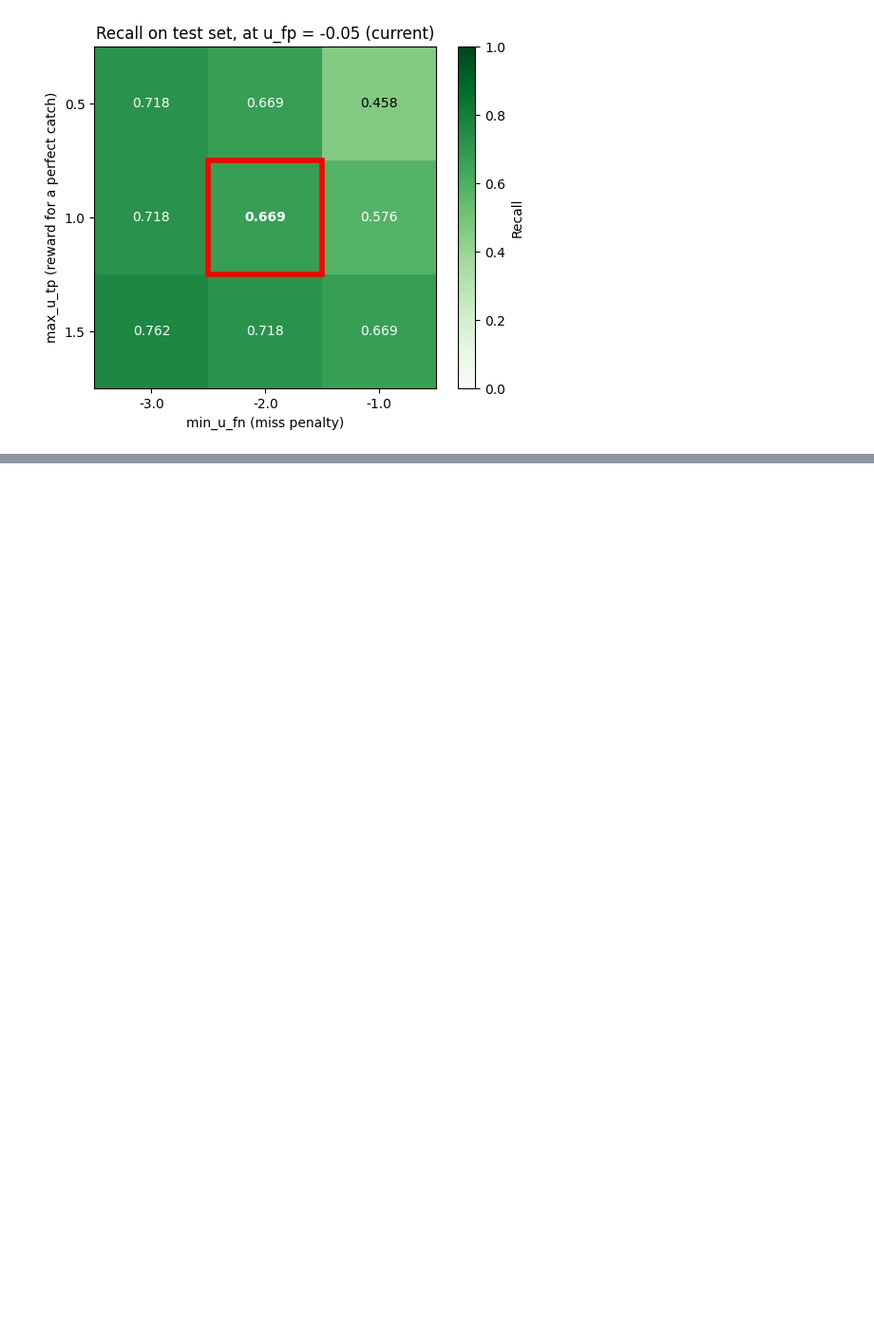
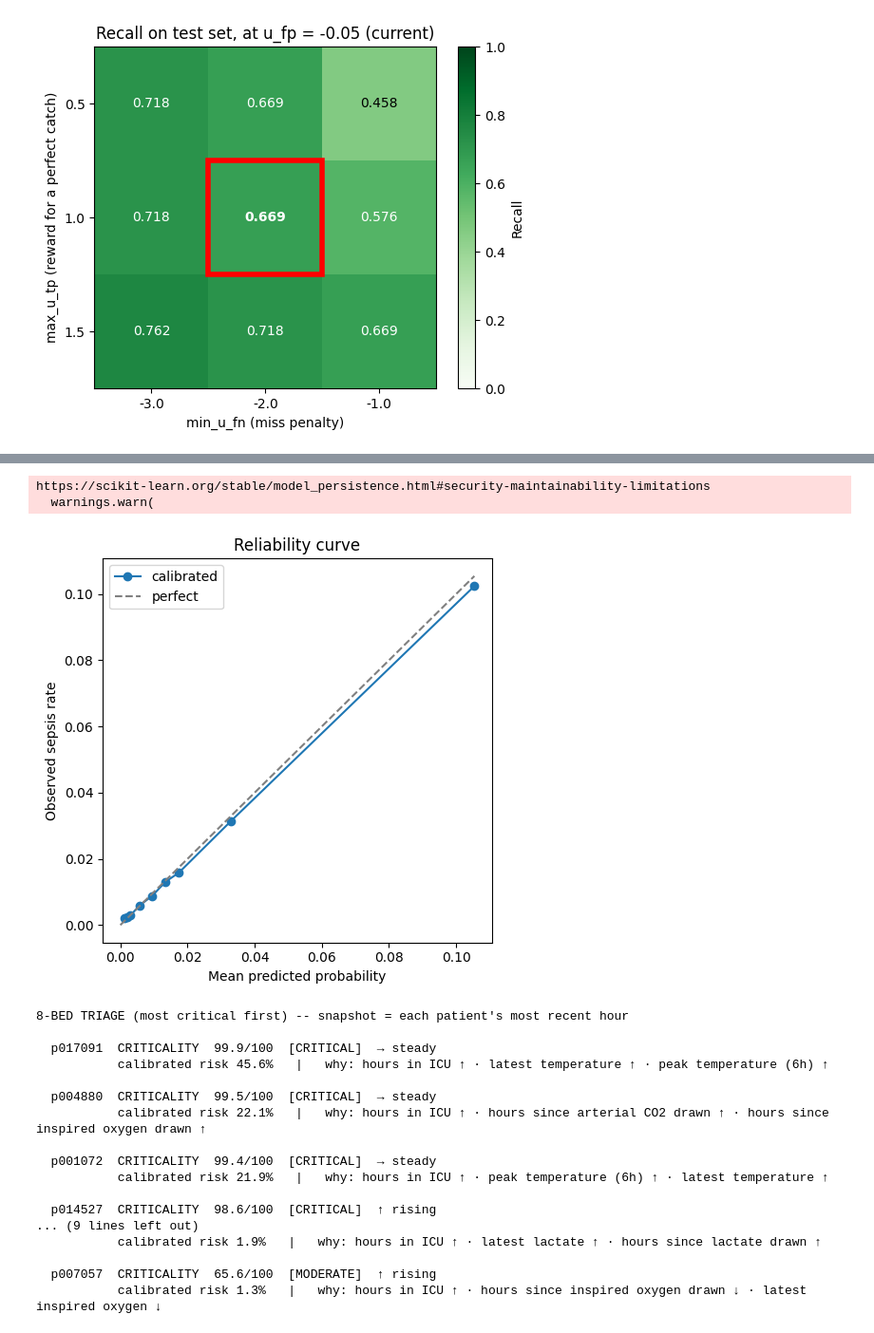
Before and after one commit to Prathosh-Decoder/DigitalTwin-SepsisPrediction, a Jupyter notebook: sepsis_pipeline/evaluate_model.ipynb, the cells around one changed output, grey strips where cells are left out. Shown at 95% size. Cells and saved outputs as stored; diff of their text form; code cells hidden in the pictures; blank space fills up the shorter version.

```diff
--- a/sepsis_pipeline/evaluate_model.ipynb
+++ b/sepsis_pipeline/evaluate_model.ipynb
@@ -484,0 +494,80 @@ plt.show()
+# %%
+from joblib import load
+from sklearn.calibration import calibration_curve
+import matplotlib.pyplot as plt
+import shap
+from criticality import (
+    calibrated_probability, criticality_score, tier_from_score,
+    criticality_trend, top_shap_drivers,
+)
+
+# Load the criticality layer + SHAP explainer (model stays frozen; this is a layer on top).
+crit_bundle = load("artifacts/criticality_calibrator.joblib")
+explainer = shap.TreeExplainer(model)  # built fresh from the frozen model (avoids cross-version pickle)
+calibrator = crit_bundle["calibrator"]
+reference_quantiles = crit_bundle["reference_quantiles"]
+
+# Per-row calibrated probability + criticality (uses scores / y_test / test_df / feature_names
+# defined in the earlier cells).
+test_probs = calibrated_probability(calibrator, scores)
+test_crit = criticality_score(scores, reference_quantiles)
+
+# --- Reliability curve (calibration quality) ---
+prob_true, prob_pred = calibration_curve(y_test, test_probs, n_bins=10, strategy="quantile")
+plt.figure(figsize=(5, 5))
+plt.plot(prob_pred, prob_true, marker="o", label="calibrated")
+plt.plot([0, prob_pred.max()], [0, prob_pred.max()], "--", color="gray", label="perfect")
+plt.xlabel("Mean predicted probability"); plt.ylabel("Observed sepsis rate")
+plt.title("Reliability curve"); plt.legend(); plt.tight_layout(); plt.show()
+
+# --- 8-bed triage cards (demo patients are all test-only) ---
+demo_pids = [4880, 1072, 17091, 7057, 14527, 295, 10756, 11623]
+tdf = test_df.copy()
+tdf["crit"] = test_crit
+tdf["prob"] = test_probs
+
+cards = []
+for pid in demo_pids:
+    pdf = tdf[tdf["patient_id"] == pid].sort_values("ICULOS")
+    if pdf.empty:
+        continue
+    recent = pdf.iloc[-1]  # snapshot = most recent hour
+    feat_row = recent[feature_names].astype(float)
+    trend = criticality_trend(pdf["crit"].to_numpy())
+    shap_vals = explainer.shap_values(feat_row.to_frame().T)[0]
+    drivers = top_shap_drivers(shap_vals, feat_row.to_numpy(), feature_names)
+    cards.append({
+        "pid": pid, "crit": float(recent["crit"]), "prob": float(recent["prob"]),
+        "tier": tier_from_score(recent["crit"]), "trend": trend,
+        "why": " · ".join(f"{d['plain_name']} {d['direction']}" for d in drivers),
+    })
+cards.sort(key=lambda c: c["crit"], reverse=True)
+
+arrows = {"rising": "↑ rising", "falling": "↓ falling", "steady": "→ steady"}
+print("8-BED TRIAGE (most critical first) -- snapshot = each patient's most recent hour")
+print()
+for c in cards:
+    print(f"  p{c['pid']:06d}  CRITICALITY {c['crit']:5.1f}/100  [{c['tier']}]  {arrows[c['trend']]}")
+    print(f"           calibrated risk {c['prob']:.1%}   |   why: {c['why']}")
+    print()
+# %% [output]
+https://scikit-learn.org/stable/model_persistence.html#security-maintainability-limitations
+  warnings.warn(
+[figure, added]
+8-BED TRIAGE (most critical first) -- snapshot = each patient's most recent hour
+
+  p017091  CRITICALITY  99.9/100  [CRITICAL]  → steady
+           calibrated risk 45.6%   |   why: hours in ICU ↑ · latest temperature ↑ · peak temperature (6h) ↑
+
+  p004880  CRITICALITY  99.5/100  [CRITICAL]  → steady
+           calibrated risk 22.1%   |   why: hours in ICU ↑ · hours since arterial CO2 drawn ↑ · hours since inspired oxygen drawn ↑
+
+  p001072  CRITICALITY  99.4/100  [CRITICAL]  → steady
+           calibrated risk 21.9%   |   why: hours in ICU ↑ · peak temperature (6h) ↑ · latest temperature ↑
+
+  p014527  CRITICALITY  98.6/100  [CRITICAL]  ↑ rising
+... (9 lines left out)
+           calibrated risk 1.9%   |   why: hours in ICU ↑ · latest lactate ↑ · hours since lactate drawn ↑
+
+  p007057  CRITICALITY  65.6/100  [MODERATE]  ↑ rising
+           calibrated risk 1.3%   |   why: hours in ICU ↑ · hours since inspired oxygen drawn ↓ · latest inspired oxygen ↓
```
Also changed, not shown: parts of 1 cell of this notebook, 7 other files.
